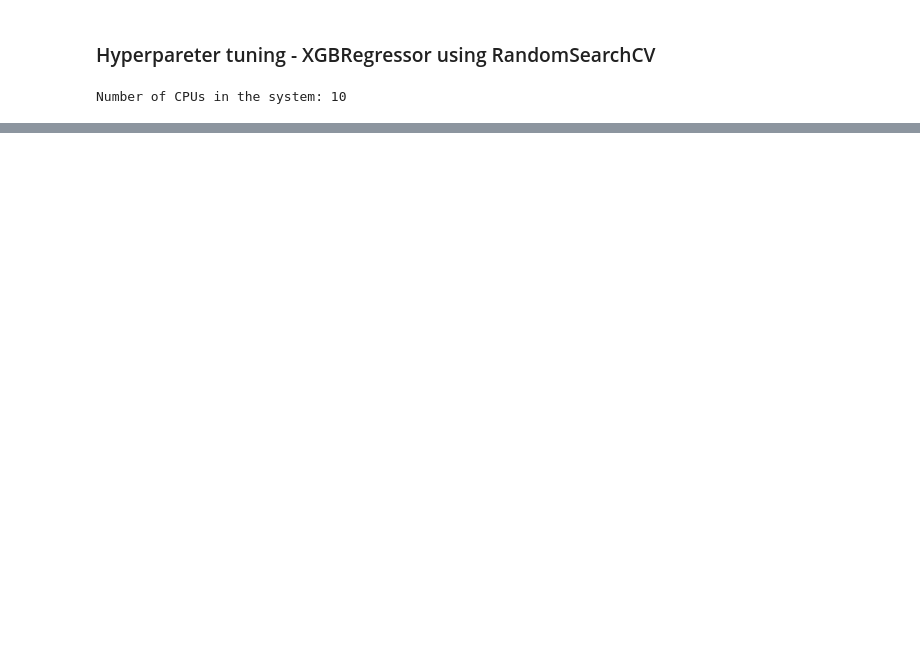
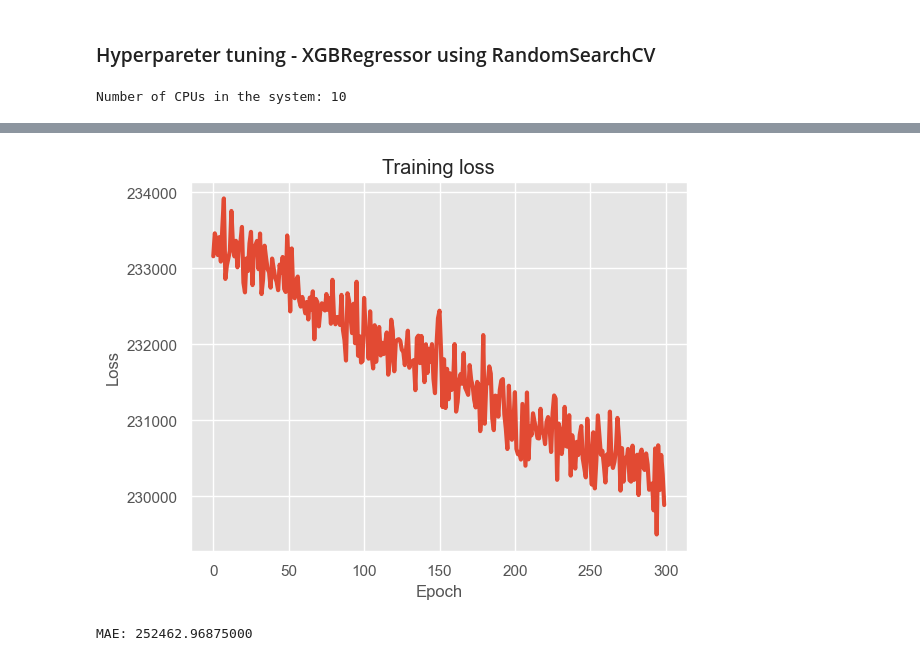
Before and after one commit to JacobJ215/Melbourne-Housing-Price-Prediction, a Jupyter notebook: housing_price_prediction.ipynb, the cells around one changed output, grey strips where cells are left out. Cells and saved outputs as stored; diff of their text form; code cells hidden in the pictures; blank space fills up the shorter version.

```diff
--- a/housing_price_prediction.ipynb
+++ b/housing_price_prediction.ipynb
@@ -396,0 +553,33 @@ Root Mean Square Error test = 401726.36598459363
+# %%
+import time
+start_time = time.time()
+
+num_epochs = 300
+loss_hist = [0] * num_epochs
+
+for epoch in range(num_epochs):
+
+    # Mini batch learning
+    for x_batch, y_batch in train_iter:
+
+        # zero the parameter gradients
+        optimizer.zero_grad()
+
+        # forward + backward + optimize
+        outputs = dnn(x_batch)
+
+        # Calculating the Loss using Backward propogation
+        loss = criterion(outputs, y_batch)
+        loss.backward()
+        optimizer.step()
+
+        # Keep track of training loss for later visualization
+        loss_hist[epoch] += loss.item() * y_batch.size(0)
+
+    loss_hist[epoch] /= len(train_iter.dataset)
+
+    if epoch % 10 == 0:
+        print(f'Epoch: {epoch} loss: {loss.item():10.8f}')
+
+print(f'Epoch: {epoch}  loss: {loss.item():10.8f}') # print the last line
+print(f'\nDuration: {time.time() - start_time:.0f} seconds') # print the time elapsed
@@ -396,0 +604,18 @@ Root Mean Square Error test = 401726.36598459363
+# %%
+def plot_loss():
+  plt.plot(loss_hist, lw=3)
+  plt.title('Training loss')
+  plt.ylabel('Loss')
+  plt.xlabel('Epoch')
+  plt.show()
+
+plot_loss()
+# %% [output]
+[figure, added]
+# %%
+with torch.no_grad():
+		y_val = dnn(X_test)
+		loss = criterion(y_val, y_test)
+print(f'MAE: {loss:.8f}')
+# %% [output]
+MAE: 252462.96875000
```
Also changed, not shown: parts of 19 cells of this notebook.
